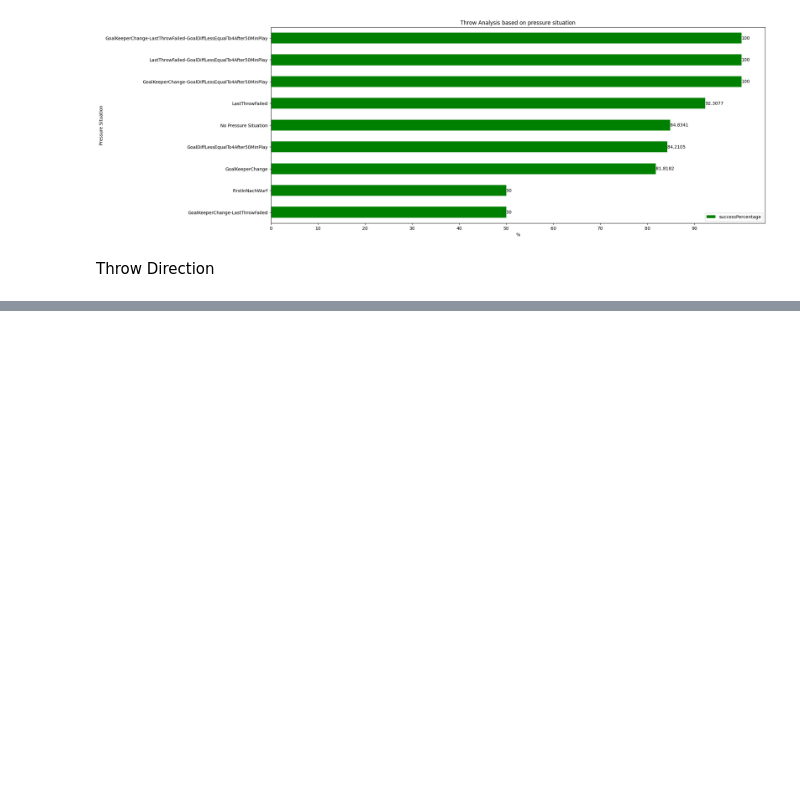
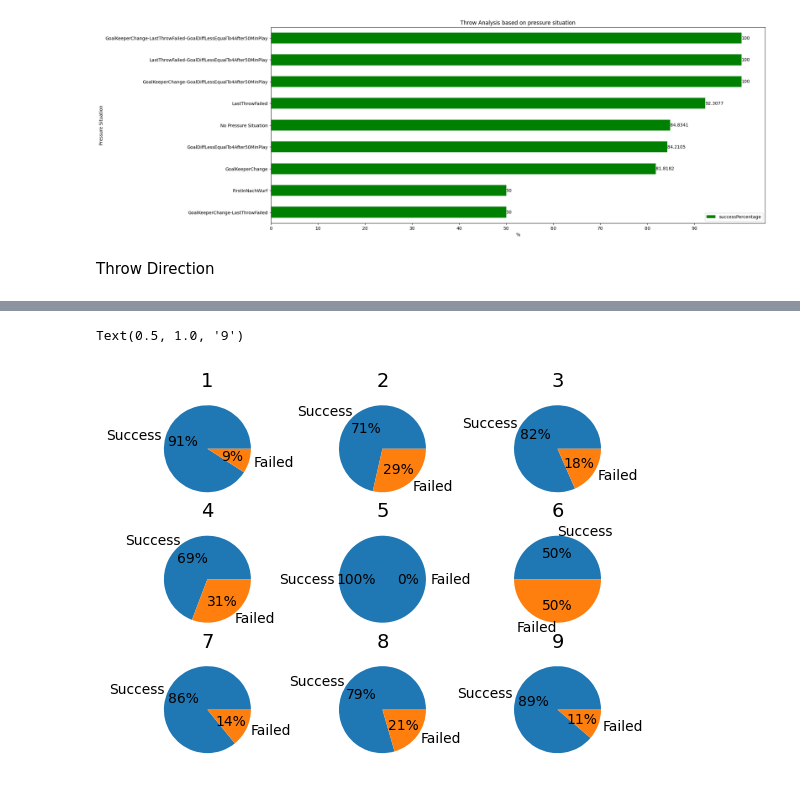
Before and after one commit to nayansavaliya/handball-data-science, a Jupyter notebook: src/league1.ipynb, the cells around one changed output, grey strips where cells are left out. Cells and saved outputs as stored; diff of their text form; code cells hidden in the pictures; blank space fills up the shorter version.

Commit message:
new data

```diff
--- a/src/league1.ipynb
+++ b/src/league1.ipynb
@@ -375,0 +377,30 @@ df17
+# %%
+# Some data
+labels = 'Success', 'Failed'
+
+# Make figure and axes
+fig, axs = plt.subplots(3, 3)
+
+axs[0, 0].pie([50,5], labels=labels, autopct='%.0f%%' )
+axs[0, 0].set_title('1', fontsize=14)
+axs[0, 1].pie([5,2], labels=labels, autopct='%.0f%%')
+axs[0, 1].set_title('2', fontsize=14)
+axs[0, 2].pie([31,7], labels=labels,  autopct='%.0f%%')
+axs[0, 2].set_title('3', fontsize=14)
+
+axs[1, 0].pie([9,4], labels=labels, autopct='%.0f%%')
+axs[1, 0].set_title('4', fontsize=14)
+axs[1, 1].pie([2,0], labels=labels,  autopct='%.0f%%')
+axs[1, 1].set_title('5', fontsize=14)
+axs[1, 2].pie([1,1], labels=labels, autopct='%.0f%%')
+axs[1, 2].set_title('6', fontsize=14)
+
+axs[2, 0].pie([79,13], labels=labels,  autopct='%.0f%%')
+axs[2, 0].set_title('7', fontsize=14)
+axs[2, 1].pie([31,8], labels=labels, autopct='%.0f%%')
+axs[2, 1].set_title('8', fontsize=14)
+axs[2, 2].pie([55,7], labels=labels,  autopct='%.0f%%')
+axs[2, 2].set_title('9', fontsize=14)
+# %% [output]
+Text(0.5, 1.0, '9')
+[figure, added]
```
Also changed, not shown: parts of 2 cells of this notebook, 6 other files.
